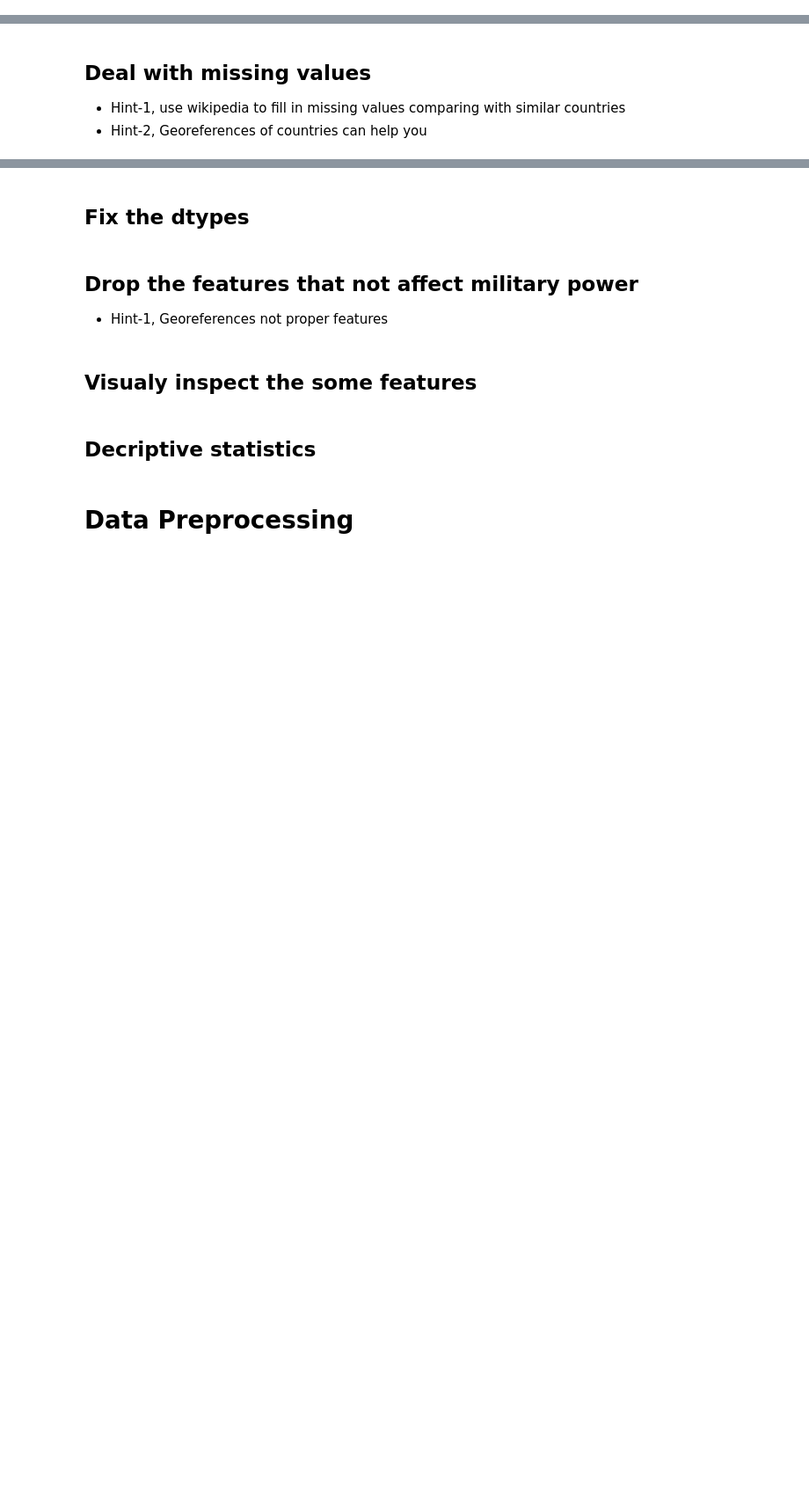
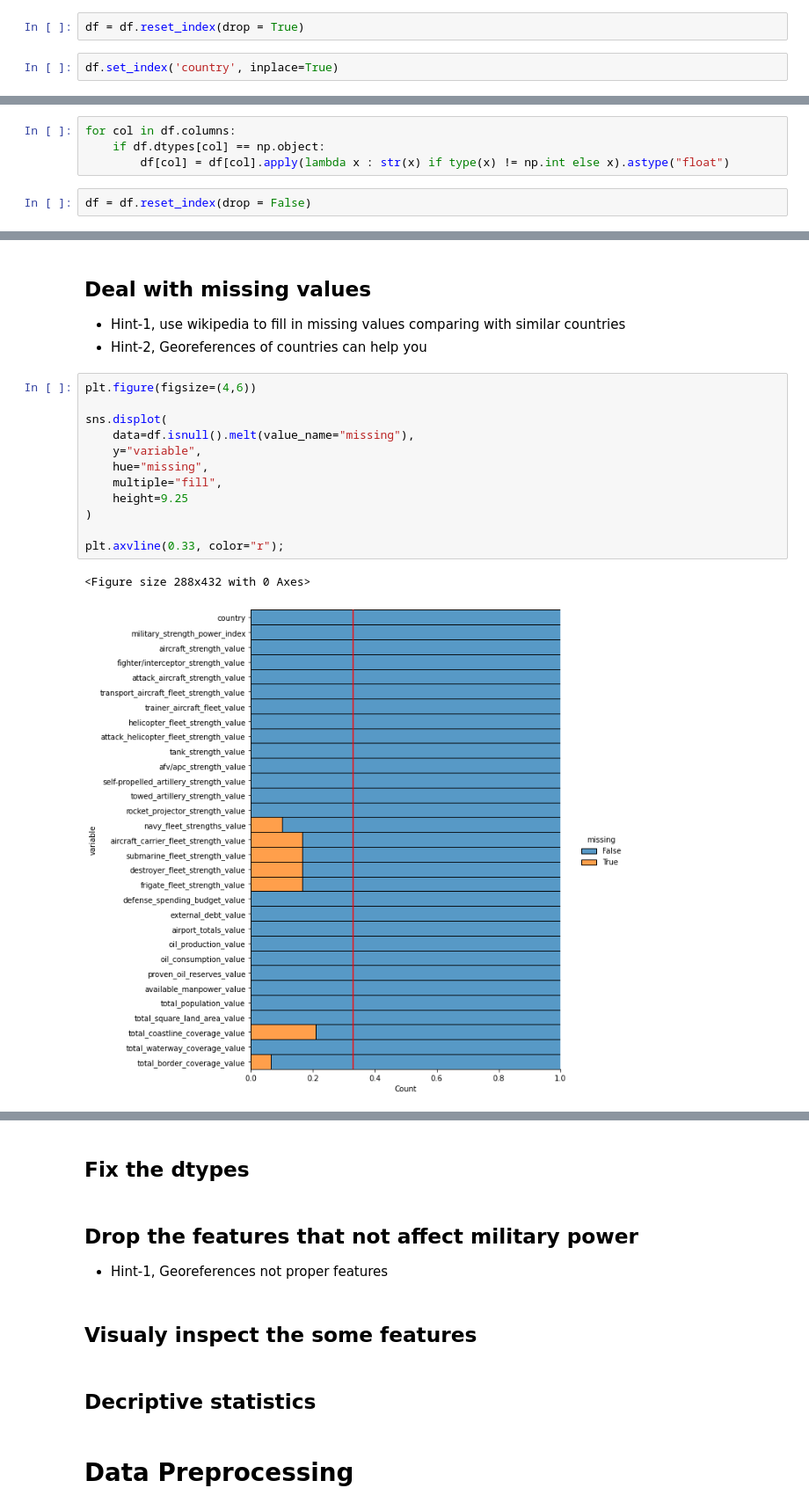
Before and after one commit to StephenKinggg/Data_Science_Course_Repo, a Jupyter notebook: 1. Projects_Assignment/24. ML_Assignment_4(military_power-blank).ipynb, the cells around one changed output, grey strips where cells are left out. Shown at 88% size. Drawn from its saved outputs; the diff is of its cells as text; blank space fills up the shorter version.

```diff
--- a/1. Projects_Assignment/24. ML_Assignment_4(military_power-blank).ipynb
+++ b/1. Projects_Assignment/24. ML_Assignment_4(military_power-blank).ipynb
@@ -18,0 +192,4 @@ Source : globalfirepower.com on 1st may 2020
+# %%
+df = df.reset_index(drop = True)
+# %%
+df.set_index('country', inplace=True)
@@ -18,0 +217,6 @@ Source : globalfirepower.com on 1st may 2020
+# %%
+for col in df.columns:
+    if df.dtypes[col] == np.object:
+        df[col] = df[col].apply(lambda x : str(x) if type(x) != np.int else x).astype("float")
+# %%
+df = df.reset_index(drop = False)
@@ -24 +288,16 @@ Source : globalfirepower.com on 1st may 2020
 * Hint-2, Georeferences of countries can help you
+# %%
+plt.figure(figsize=(4,6))
+
+sns.displot(
+    data=df.isnull().melt(value_name="missing"),
+    y="variable",
+    hue="missing",
+    multiple="fill",
+    height=9.25
+)
+
+plt.axvline(0.33, color="r");
+# %% [output]
+<Figure size 288x432 with 0 Axes>
+[figure, added]
```
Also changed, not shown: parts of 79 cells of this notebook, 3 other files.
